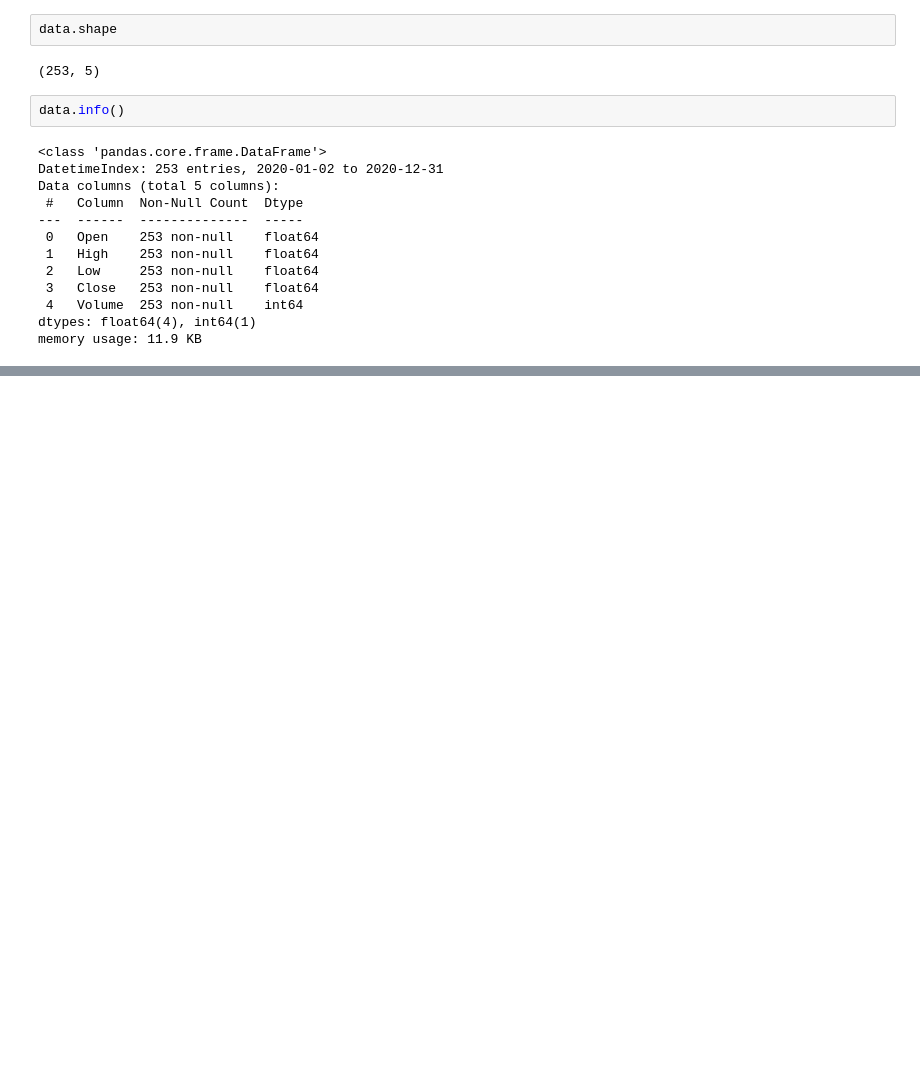
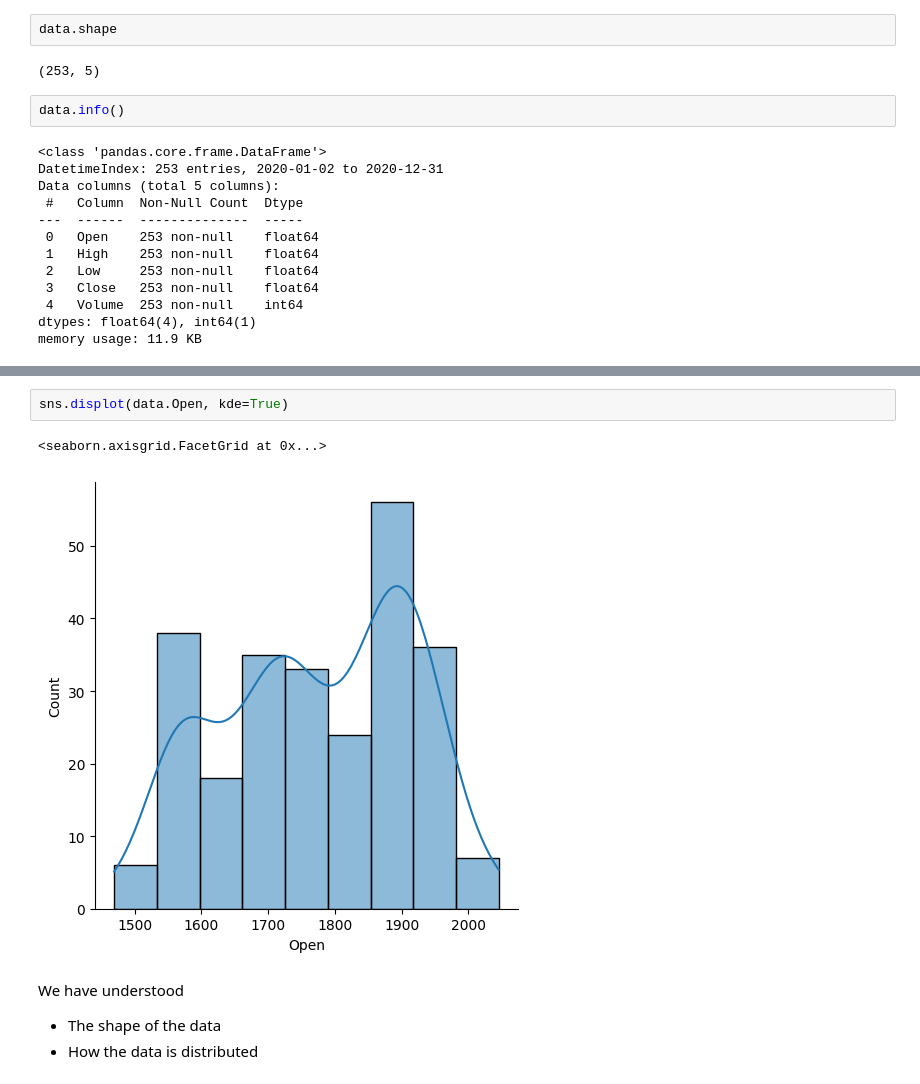
Before and after one commit to akshay-rajan/machinelearning, a Jupyter notebook: stockpriceprediction.ipynb, the cells around one changed output, grey strips where cells are left out. Drawn from its saved outputs; the diff is of its cells as text; blank space fills up the shorter version.

```diff
--- a/stockpriceprediction.ipynb
+++ b/stockpriceprediction.ipynb
@@ -44,0 +73,9 @@ memory usage: 11.9 KB
+# %%
+sns.displot(data.Open, kde=True)
+# %% [output]
+<seaborn.axisgrid.FacetGrid at 0x...>
+[figure, added]
+# %% [markdown]
+We have understood
+- The shape of the data
+- How the data is distributed
```
Also changed, not shown: parts of 5 cells of this notebook.
